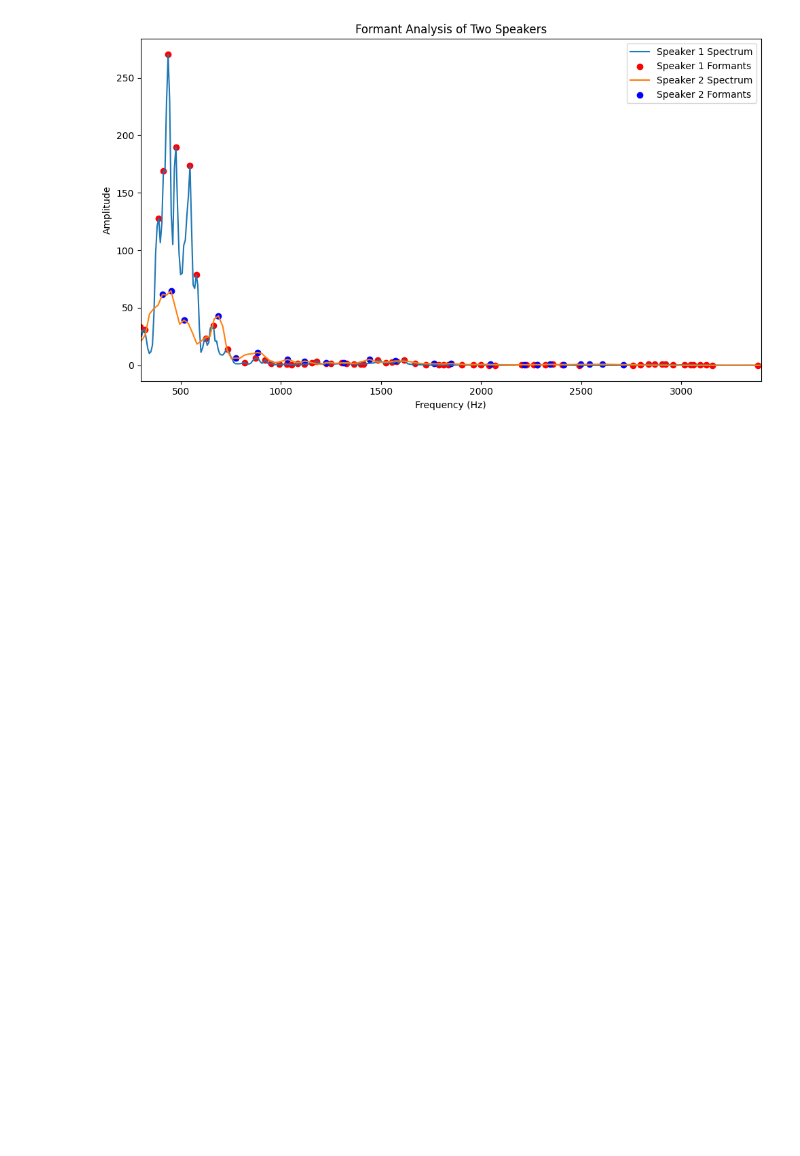
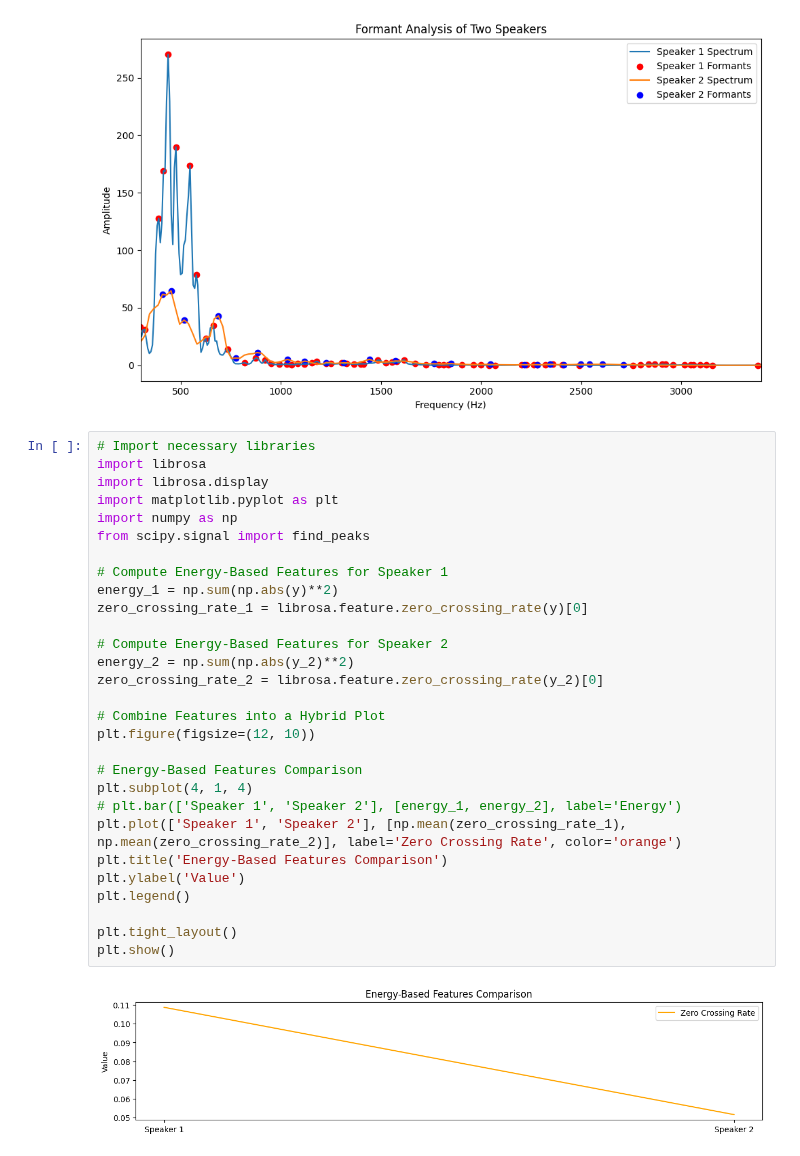
Before and after one commit to yyf/SimpleAudioDSP, a Jupyter notebook: MFCC.ipynb, the cells around one changed output. Drawn from its saved outputs; the diff is of its cells as text; blank space fills up the shorter version.

Commit message:
Compare ZCR and energy of two speakers

```diff
--- a/MFCC.ipynb
+++ b/MFCC.ipynb
@@ -136,3 +136,34 @@ plt.tight_layout()
 plt.show()
 # %% [output]
 [figure]
+# %%
+# Import necessary libraries
+import librosa
+import librosa.display
+import matplotlib.pyplot as plt
+import numpy as np
+from scipy.signal import find_peaks
+
+# Compute Energy-Based Features for Speaker 1
+energy_1 = np.sum(np.abs(y)**2)
+zero_crossing_rate_1 = librosa.feature.zero_crossing_rate(y)[0]
+
+# Compute Energy-Based Features for Speaker 2
+energy_2 = np.sum(np.abs(y_2)**2)
+zero_crossing_rate_2 = librosa.feature.zero_crossing_rate(y_2)[0]
+
+# Combine Features into a Hybrid Plot
+plt.figure(figsize=(12, 10))
+
+# Energy-Based Features Comparison
+plt.subplot(4, 1, 4)
+# plt.bar(['Speaker 1', 'Speaker 2'], [energy_1, energy_2], label='Energy')
+plt.plot(['Speaker 1', 'Speaker 2'], [np.mean(zero_crossing_rate_1), np.mean(zero_crossing_rate_2)], label='Zero Crossing Rate', color='orange')
+plt.title('Energy-Based Features Comparison')
+plt.ylabel('Value')
+plt.legend()
+
+plt.tight_layout()
+plt.show()
+# %% [output]
+[figure, added]
```
